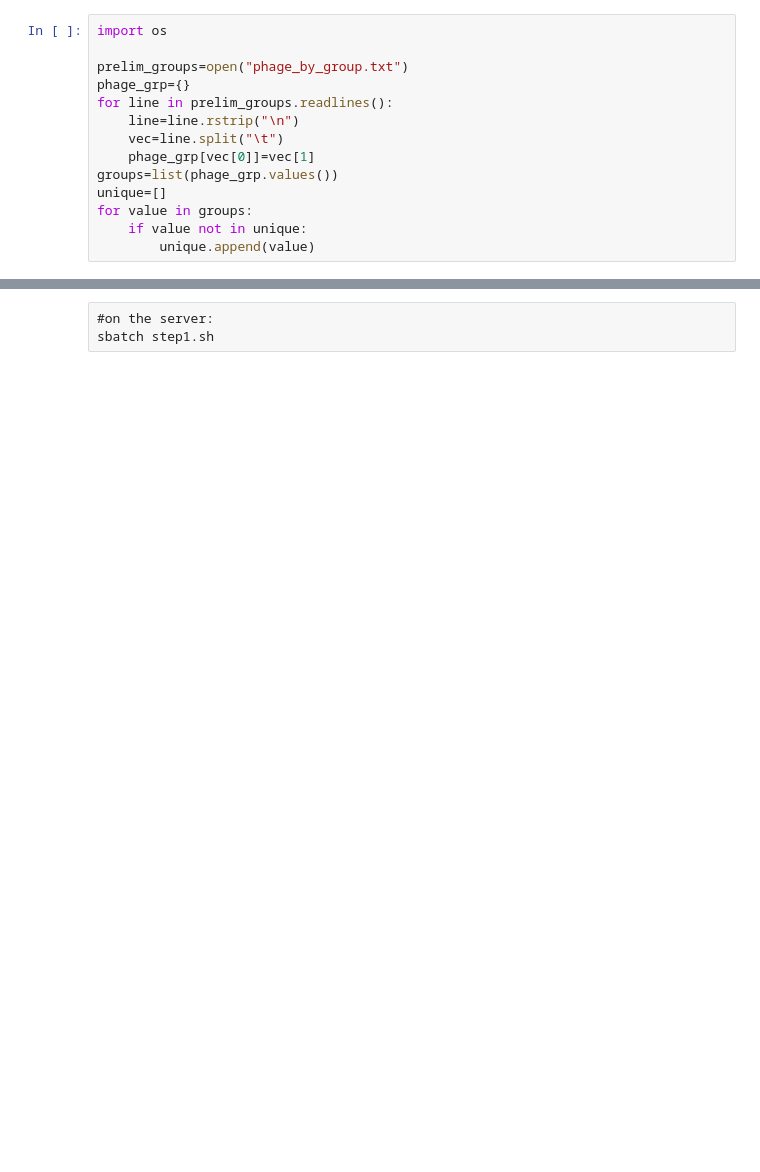
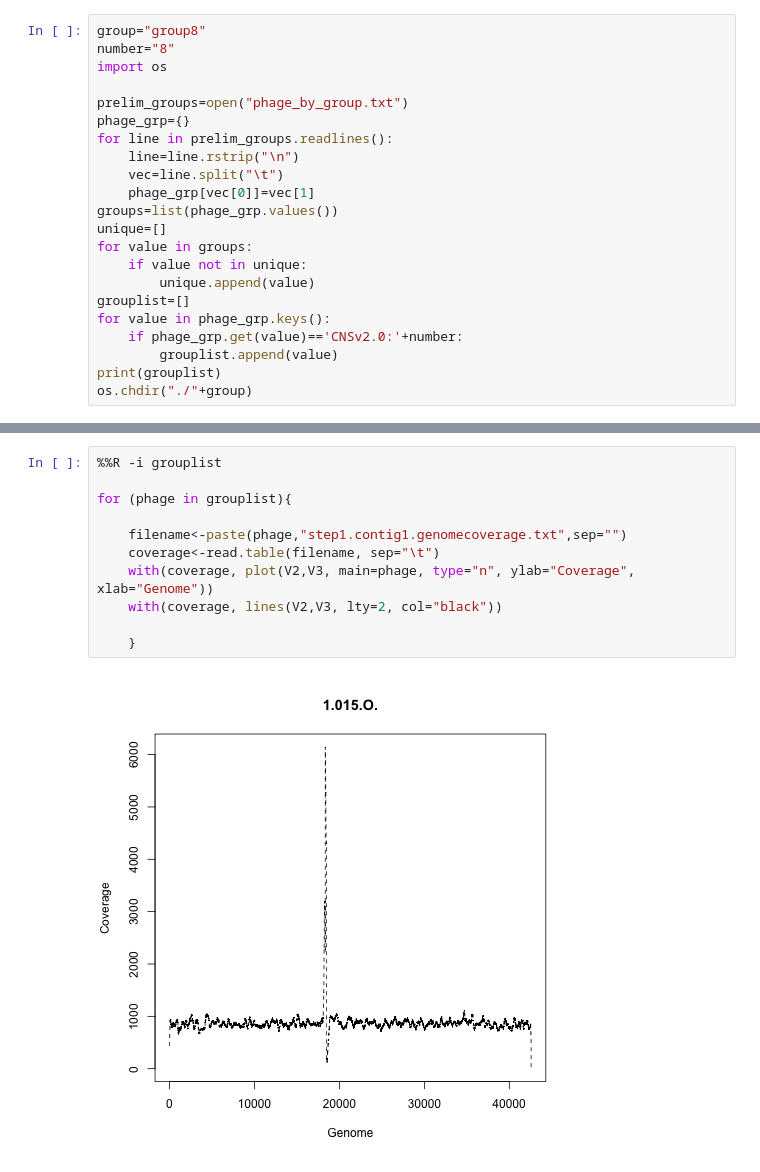
Before and after one commit to juliambrosman/nahant-genome-rearrangement, a Jupyter notebook: Group8.ipynb, the cells around one changed output, grey strips where cells are left out. Saved outputs shown, nothing was run; the diff lists cells and outputs as text; blank space fills up the shorter version.

```diff
--- a/Group8.ipynb
+++ b/Group8.ipynb
@@ -7,4 +1,6 @@ u'/Users/jmb/Desktop/ViralFate/PhageGenomeAssembly'
 # %%
+group="group8"
+number="8"
 import os
 
 prelim_groups=open("phage_by_group.txt")
@@ -18,3 +14,9 @@ unique=[]
 for value in groups:
     if value not in unique:
         unique.append(value)
+grouplist=[]
+for value in phage_grp.keys():
+    if phage_grp.get(value)=='CNSv2.0:'+number:
+        grouplist.append(value)
+print(grouplist)
+os.chdir("./"+group)
@@ -93,3 +80,13 @@ step1.sh                                      100% 7807     7.6KB/s   00:00
-# %% [raw]
-#on the server:
-sbatch step1.sh
+# %%
+%%R -i grouplist
+
+for (phage in grouplist){
+
+    filename<-paste(phage,"step1.contig1.genomecoverage.txt",sep="")
+    coverage<-read.table(filename, sep="\t")
+    with(coverage, plot(V2,V3, main=phage, type="n", ylab="Coverage", xlab="Genome"))
+    with(coverage, lines(V2,V3, lty=2, col="black"))
+
+    }
+# %% [output]
+[figure, added]
```
Also changed, not shown: parts of 20 cells of this notebook, 9 other files.
